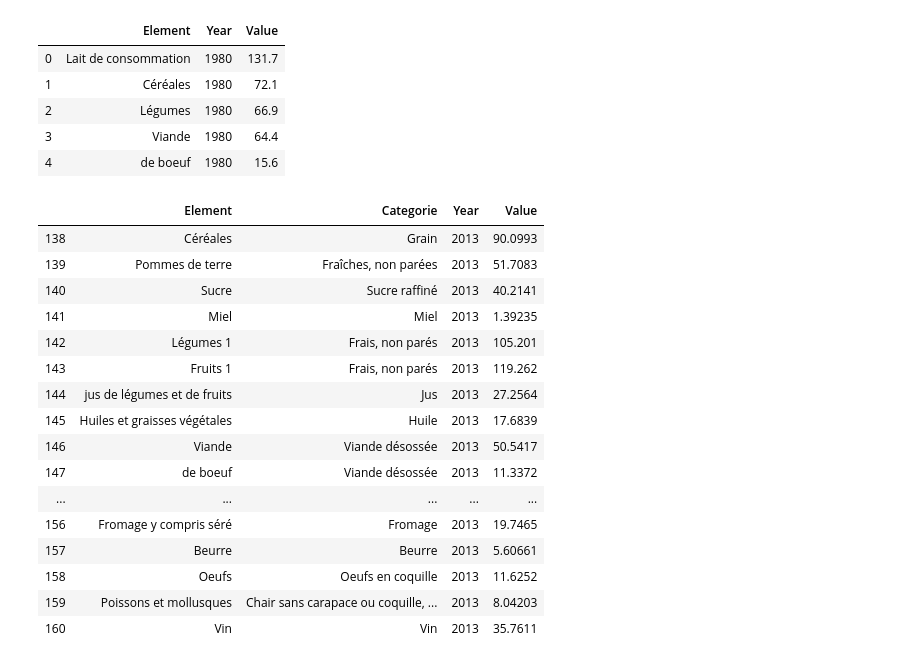
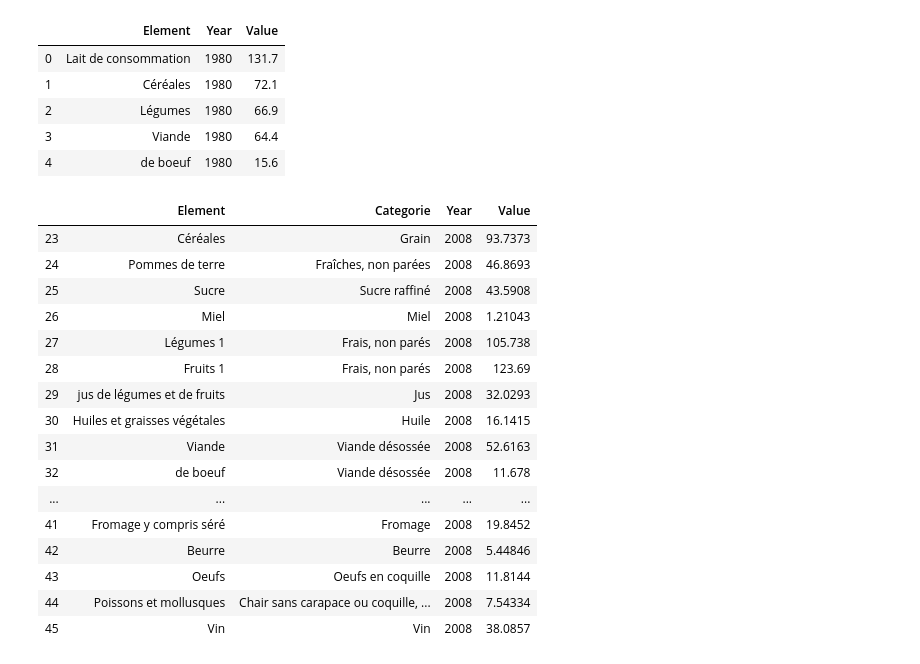
Before and after one commit to jlabhard/ADA_Project, a Jupyter notebook: Project_notebook.ipynb, the cells around one changed output. Cells and saved outputs as stored; diff of their text form; code cells hidden in the pictures.

```diff
--- a/Project_notebook.ipynb
+++ b/Project_notebook.ipynb
@@ -441,22 +559,22 @@ food_consumption_after07_elem = pd.DataFrame(food_consumption_after07['Element']
 # %%
 food_consumption_before07_elem = pd.DataFrame(food_consumption_before07['Element'].unique())
 # %%
-food_consumption_after07[food_consumption_after07['Year'] == '2013']
+food_consumption_after07[food_consumption_after07['Year'] == '2008']
 # %% [output]
 |  | Element | Categorie | Year | Value |
-| 138 | Céréales | Grain | 2013 | 90.0993 |
-| 139 | Pommes de terre | Fraîches, non parées | 2013 | 51.7083 |
-| 140 | Sucre | Sucre raffiné | 2013 | 40.2141 |
-| 141 | Miel | Miel | 2013 | 1.39235 |
-| 142 | Légumes 1 | Frais, non parés | 2013 | 105.201 |
-| 143 | Fruits 1 | Frais, non parés | 2013 | 119.262 |
-| 144 | jus de légumes et de fruits | Jus | 2013 | 27.2564 |
-| 145 | Huiles et graisses végétales | Huile | 2013 | 17.6839 |
-| 146 | Viande | Viande désossée | 2013 | 50.5417 |
-| 147 | de boeuf | Viande désossée | 2013 | 11.3372 |
+| 23 | Céréales | Grain | 2008 | 93.7373 |
+| 24 | Pommes de terre | Fraîches, non parées | 2008 | 46.8693 |
+| 25 | Sucre | Sucre raffiné | 2008 | 43.5908 |
+| 26 | Miel | Miel | 2008 | 1.21043 |
+| 27 | Légumes 1 | Frais, non parés | 2008 | 105.738 |
+| 28 | Fruits 1 | Frais, non parés | 2008 | 123.69 |
+| 29 | jus de légumes et de fruits | Jus | 2008 | 32.0293 |
+| 30 | Huiles et graisses végétales | Huile | 2008 | 16.1415 |
+| 31 | Viande | Viande désossée | 2008 | 52.6163 |
+| 32 | de boeuf | Viande désossée | 2008 | 11.678 |
 | ... | ... | ... | ... | ... |
-| 156 | Fromage y compris séré | Fromage | 2013 | 19.7465 |
-| 157 | Beurre | Beurre | 2013 | 5.60661 |
-| 158 | Oeufs | Oeufs en coquille | 2013 | 11.6252 |
-| 159 | Poissons et mollusques | Chair sans carapace ou coquille, ... | 2013 | 8.04203 |
-| 160 | Vin | Vin | 2013 | 35.7611 |
+| 41 | Fromage y compris séré | Fromage | 2008 | 19.8452 |
+| 42 | Beurre | Beurre | 2008 | 5.44846 |
+| 43 | Oeufs | Oeufs en coquille | 2008 | 11.8144 |
+| 44 | Poissons et mollusques | Chair sans carapace ou coquille, ... | 2008 | 7.54334 |
+| 45 | Vin | Vin | 2008 | 38.0857 |
```
Also changed, not shown: parts of 11 cells of this notebook.
